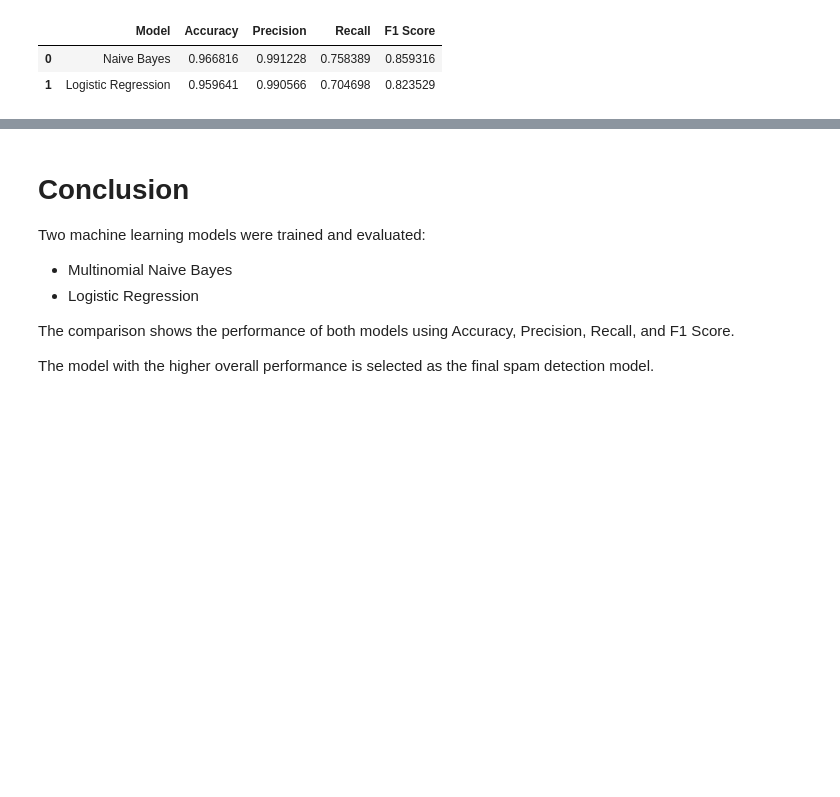
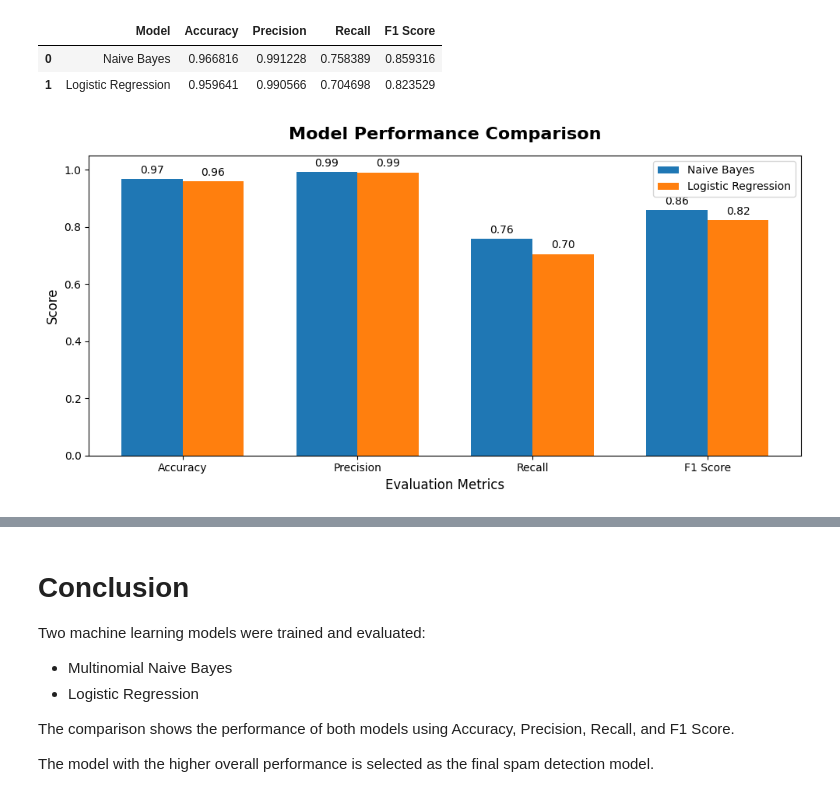
Before and after one commit to lbalasai/OIBSIP, a Jupyter notebook: DataScience-Task4-EmailSpamDetection/email_spam_detection.ipynb, the cells around one changed output, grey strips where cells are left out. Saved outputs shown, nothing was run; the diff lists cells and outputs as text; code cells hidden in the pictures; blank space fills up the shorter version.

```diff
--- a/DataScience-Task4-EmailSpamDetection/email_spam_detection.ipynb
+++ b/DataScience-Task4-EmailSpamDetection/email_spam_detection.ipynb
@@ -361,6 +352,46 @@ comparison
 |  | Model | Accuracy | Precision | Recall | F1 Score |
 | 0 | Naive Bayes | 0.966816 | 0.991228 | 0.758389 | 0.859316 |
 | 1 | Logistic Regression | 0.959641 | 0.990566 | 0.704698 | 0.823529 |
+# %%
+# Professional Model Performance Comparison
+metrics = ["Accuracy", "Precision", "Recall", "F1 Score"]
+plt.figure(figsize=(10, 5))
+x = np.arange(len(metrics))
+width = 0.35
+nb_scores = comparison.loc[0, metrics].values
+lr_scores = comparison.loc[1, metrics].values
+bars1 = plt.bar(x - width/2, nb_scores, width, label="Naive Bayes")
+bars2 = plt.bar(x + width/2, lr_scores, width, label="Logistic Regression")
+plt.title(
+    "Model Performance Comparison",
+    fontsize=16,
+    fontweight="bold",
+    pad=15
+)
+plt.xlabel("Evaluation Metrics", fontsize=12)
+plt.ylabel("Score", fontsize=12)
+plt.xticks(x, metrics)
+plt.ylim(0, 1.05)
+plt.legend()
+for bars in [bars1, bars2]:
+    for bar in bars:
+        height = bar.get_height()
+        plt.text(
+            bar.get_x() + bar.get_width()/2,
+            height + 0.02,
+            f"{height:.2f}",
+            ha="center",
+            fontsize=10
+        )
+plt.tight_layout()
+plt.savefig(
+    "outputs/model_performance_comparison.png",
+    dpi=300,
+    bbox_inches="tight"
+)
+plt.show()
+# %% [output]
+[figure, added]
 # %%
 # WordCloud for Spam Messages
 
```
Also changed, not shown: parts of 5 cells of this notebook.
